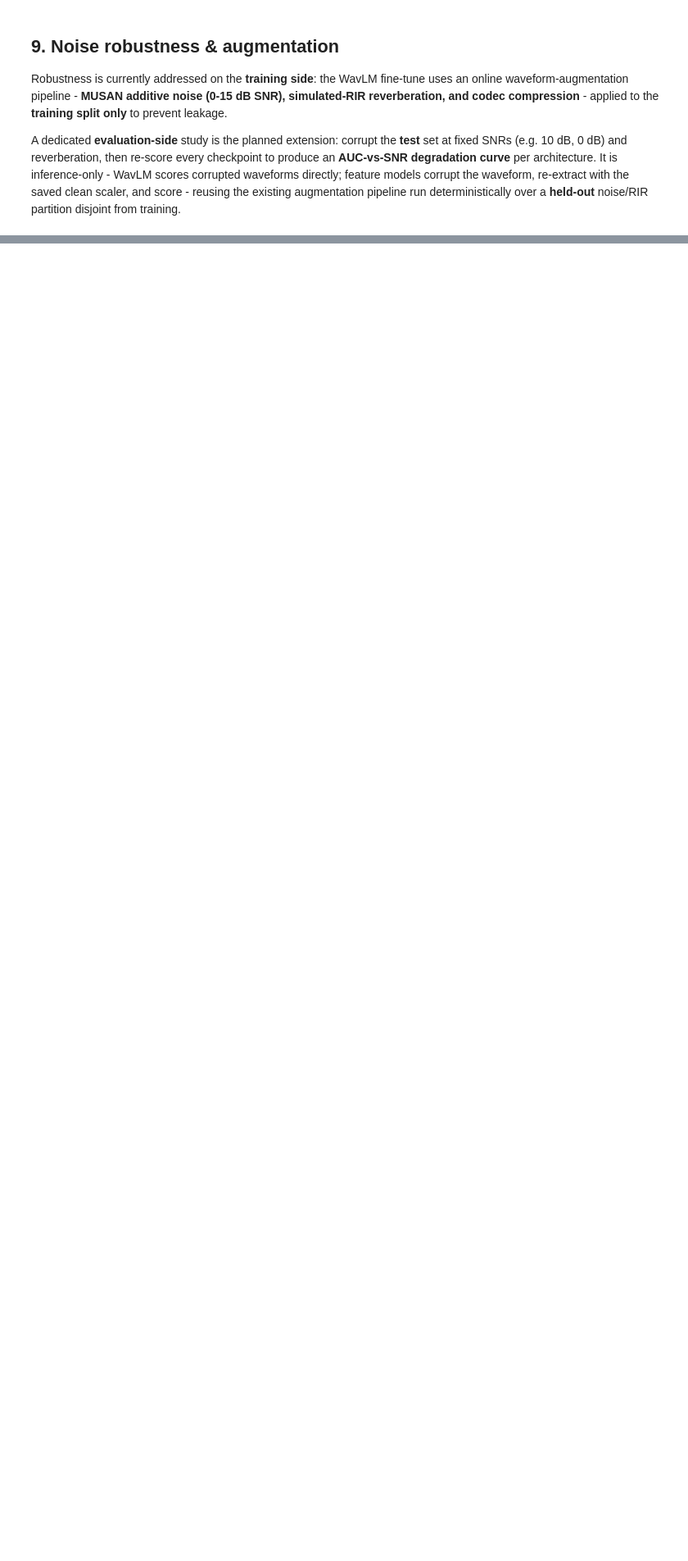
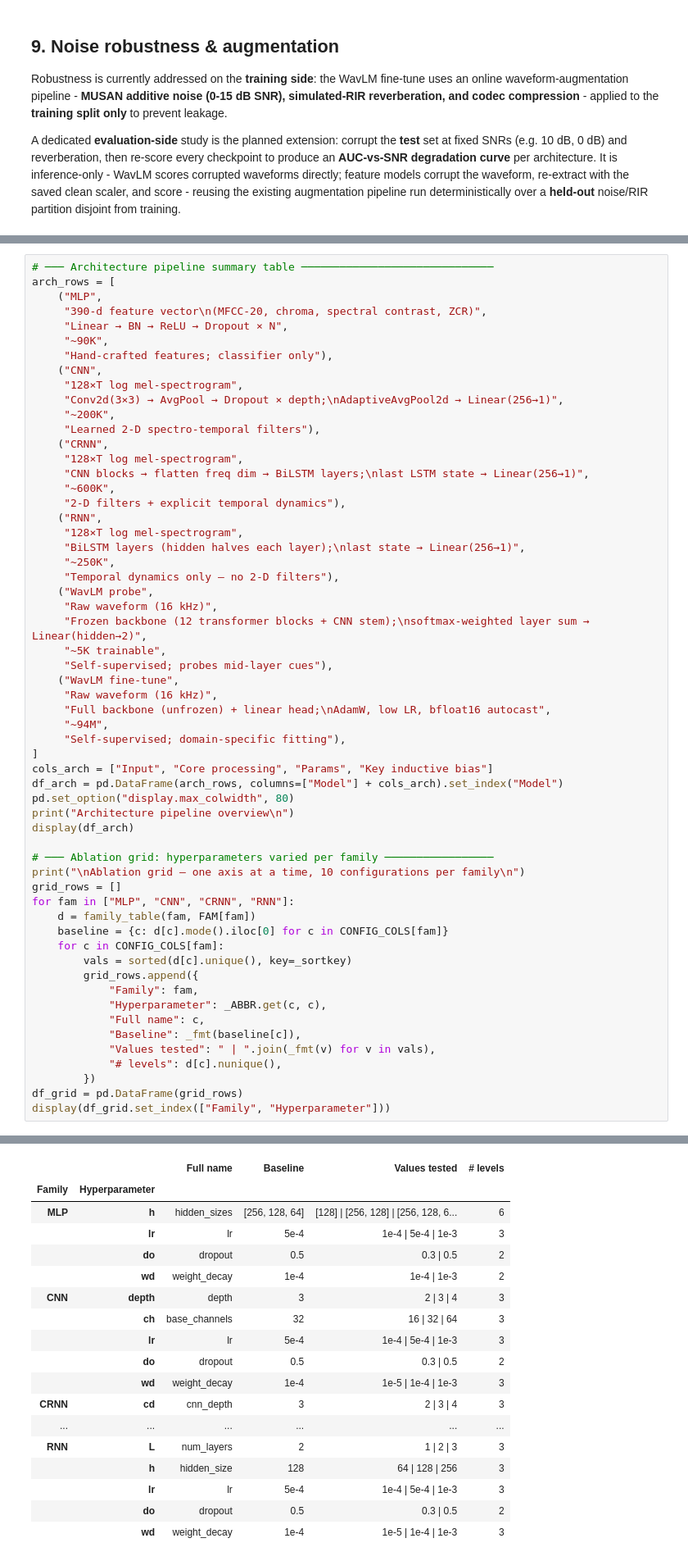
Before and after one commit to KonstaninosKaimakis/audio-deepfake-detection-DL, a Jupyter notebook: report.ipynb, the cells around one changed output, grey strips where cells are left out. Shown at 82% size. Cells and saved outputs as stored; diff of their text form; blank space fills up the shorter version.

```diff
--- a/report.ipynb
+++ b/report.ipynb
@@ -581,0 +620,59 @@ A dedicated **evaluation-side** study is the planned extension: corrupt the **te
+# %%
+# ─── Architecture pipeline summary table ──────────────────────────────
+arch_rows = [
+    ("MLP",
+     "390-d feature vector\n(MFCC-20, chroma, spectral contrast, ZCR)",
+     "Linear → BN → ReLU → Dropout × N",
+     "~90K",
+     "Hand-crafted features; classifier only"),
+    ("CNN",
+     "128×T log mel-spectrogram",
+     "Conv2d(3×3) → AvgPool → Dropout × depth;\nAdaptiveAvgPool2d → Linear(256→1)",
+     "~200K",
+     "Learned 2-D spectro-temporal filters"),
+    ("CRNN",
+     "128×T log mel-spectrogram",
+     "CNN blocks → flatten freq dim → BiLSTM layers;\nlast LSTM state → Linear(256→1)",
+     "~600K",
+     "2-D filters + explicit temporal dynamics"),
+    ("RNN",
+     "128×T log mel-spectrogram",
+     "BiLSTM layers (hidden halves each layer);\nlast state → Linear(256→1)",
+     "~250K",
+     "Temporal dynamics only — no 2-D filters"),
+    ("WavLM probe",
+     "Raw waveform (16 kHz)",
+     "Frozen backbone (12 transformer blocks + CNN stem);\nsoftmax-weighted layer sum → Linear(hidden→2)",
+     "~5K trainable",
+     "Self-supervised; probes mid-layer cues"),
+    ("WavLM fine-tune",
+     "Raw waveform (16 kHz)",
+     "Full backbone (unfrozen) + linear head;\nAdamW, low LR, bfloat16 autocast",
+     "~94M",
+     "Self-supervised; domain-specific fitting"),
+]
+cols_arch = ["Input", "Core processing", "Params", "Key inductive bias"]
+df_arch = pd.DataFrame(arch_rows, columns=["Model"] + cols_arch).set_index("Model")
+pd.set_option("display.max_colwidth", 80)
+print("Architecture pipeline overview\n")
+display(df_arch)
+
+# ─── Ablation grid: hyperparameters varied per family ─────────────────
+print("\nAblation grid — one axis at a time, 10 configurations per family\n")
+grid_rows = []
+for fam in ["MLP", "CNN", "CRNN", "RNN"]:
+    d = family_table(fam, FAM[fam])
+    baseline = {c: d[c].mode().iloc[0] for c in CONFIG_COLS[fam]}
+    for c in CONFIG_COLS[fam]:
+        vals = sorted(d[c].unique(), key=_sortkey)
+        grid_rows.append({
+            "Family": fam,
+            "Hyperparameter": _ABBR.get(c, c),
+            "Full name": c,
+            "Baseline": _fmt(baseline[c]),
+            "Values tested": " | ".join(_fmt(v) for v in vals),
+            "# levels": d[c].nunique(),
+        })
+df_grid = pd.DataFrame(grid_rows)
+display(df_grid.set_index(["Family", "Hyperparameter"]))
+# %% [output]
@@ -581,0 +689,18 @@ A dedicated **evaluation-side** study is the planned extension: corrupt the **te
+|  |  | Full name | Baseline | Values tested | # levels |
+| Family | Hyperparameter |  |  |  |  |
+| MLP | h | hidden_sizes | [256, 128, 64] | [128] | [256, 128] | [256, 128, 6... | 6 |
+|  | lr | lr | 5e-4 | 1e-4 | 5e-4 | 1e-3 | 3 |
+|  | do | dropout | 0.5 | 0.3 | 0.5 | 2 |
+|  | wd | weight_decay | 1e-4 | 1e-4 | 1e-3 | 2 |
+| CNN | depth | depth | 3 | 2 | 3 | 4 | 3 |
+|  | ch | base_channels | 32 | 16 | 32 | 64 | 3 |
+|  | lr | lr | 5e-4 | 1e-4 | 5e-4 | 1e-3 | 3 |
+|  | do | dropout | 0.5 | 0.3 | 0.5 | 2 |
+|  | wd | weight_decay | 1e-4 | 1e-5 | 1e-4 | 1e-3 | 3 |
+| CRNN | cd | cnn_depth | 3 | 2 | 3 | 4 | 3 |
+| ... | ... | ... | ... | ... | ... |
+| RNN | L | num_layers | 2 | 1 | 2 | 3 | 3 |
+|  | h | hidden_size | 128 | 64 | 128 | 256 | 3 |
+|  | lr | lr | 5e-4 | 1e-4 | 5e-4 | 1e-3 | 3 |
+|  | do | dropout | 0.5 | 0.3 | 0.5 | 2 |
+|  | wd | weight_decay | 1e-4 | 1e-5 | 1e-4 | 1e-3 | 3 |
```
Also changed, not shown: parts of 6 cells of this notebook.
